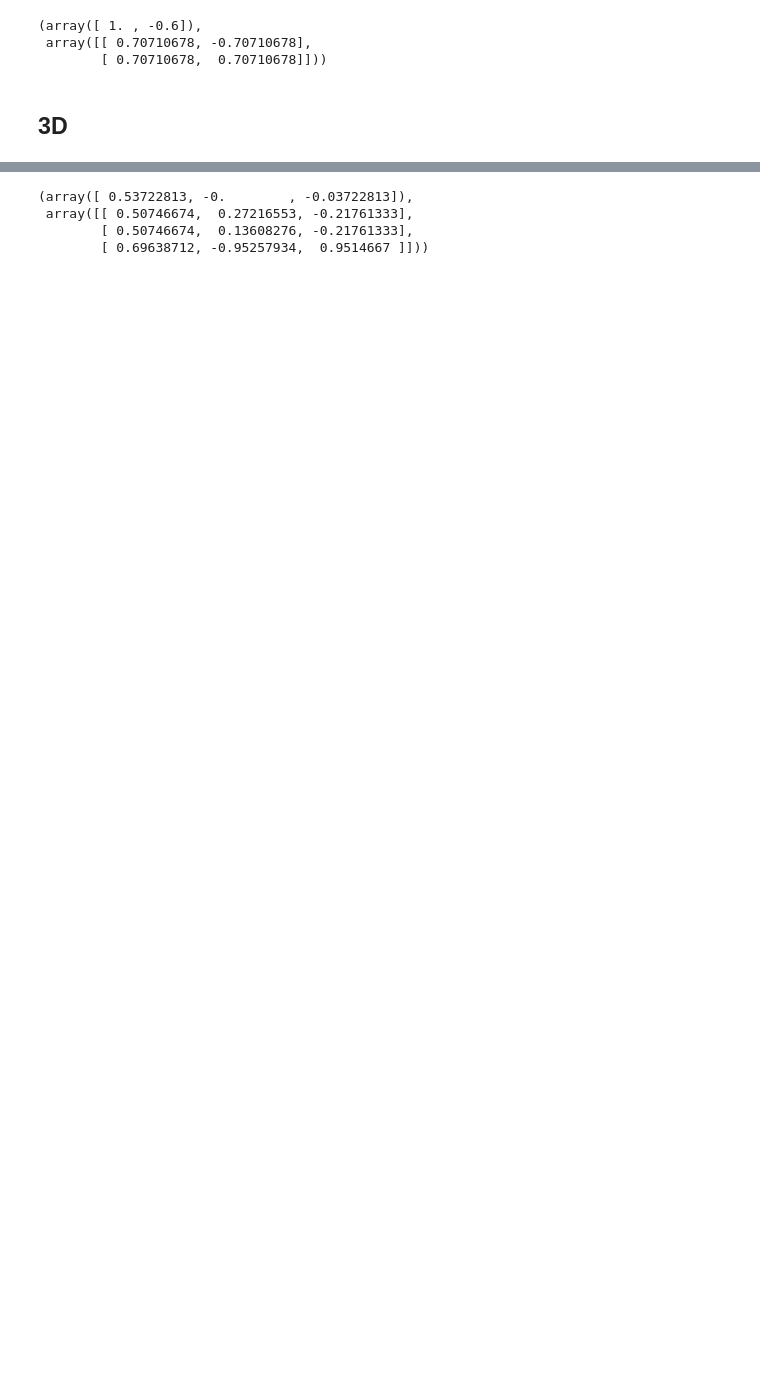
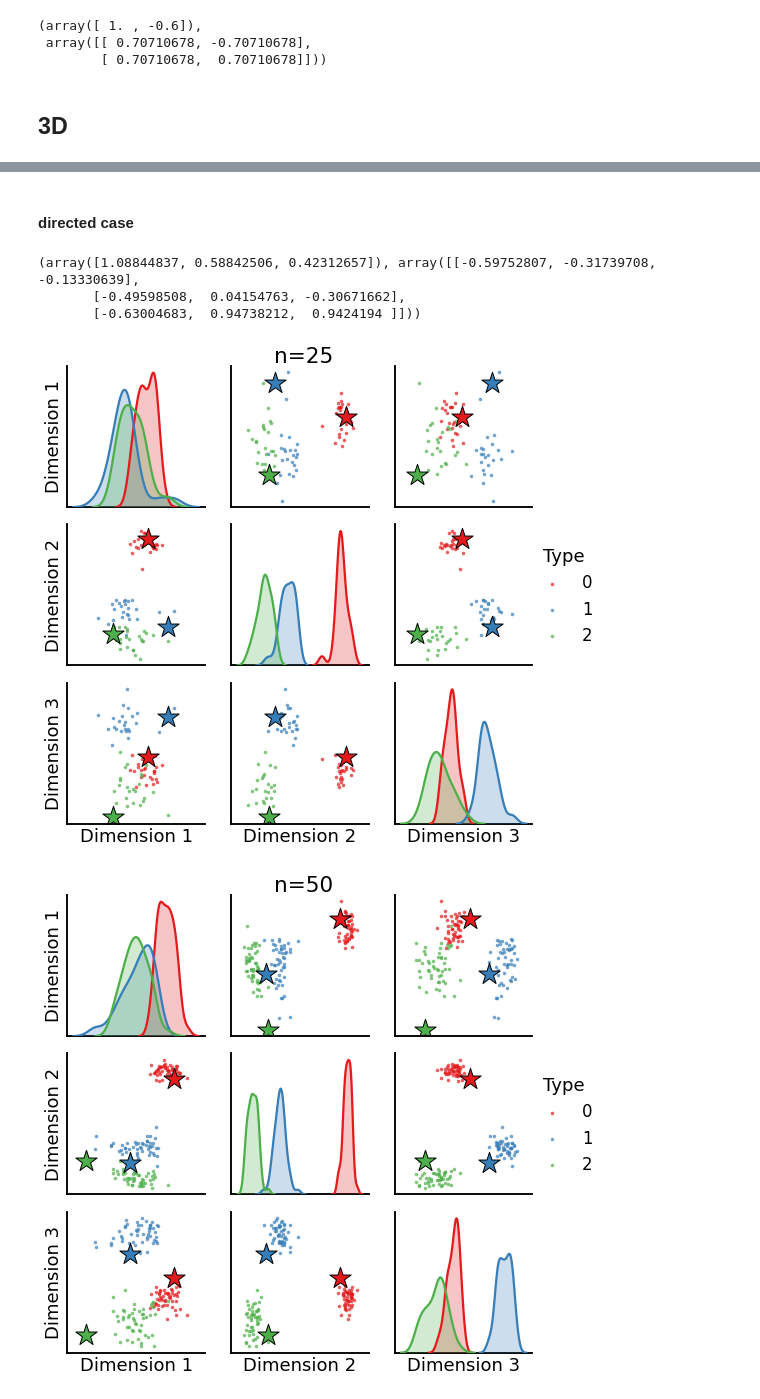
Before and after one commit to loftusa/graspy-personal, a Jupyter notebook: notebooks/new_latents.ipynb, the cells around one changed output, grey strips where cells are left out. Cells and saved outputs as stored; diff of their text form; code cells hidden in the pictures; blank space fills up the shorter version.

```diff
--- a/notebooks/new_latents.ipynb
+++ b/notebooks/new_latents.ipynb
@@ -171,8 +176,22 @@ left prediction:
-# %%
-# same reason?
-np.linalg.eig(P)
-# %% [output]
-(array([ 0.53722813, -0.        , -0.03722813]),
- array([[ 0.50746674,  0.27216553, -0.21761333],
-        [ 0.50746674,  0.13608276, -0.21761333],
-        [ 0.69638712, -0.95257934,  0.9514667 ]]))
+# %% [markdown]
+#### directed case
+# %%
+# P = np.array([[0.8, 0.3, 0.1],
+#               [0.3, 0.6, 0.1],
+#               [0.1, 0.1, 0.6]])
+
+P = np.array([[0.9, 0.1, 0.1],
+              [0.3, 0.6, 0.1],
+              [0.1, 0.5, 0.6]])
+
+
+for n in [25, 50, 100, 200]:
+    graph(P, directed=True, diag_aug=True, suppress_text=True, n=n, title=f"n={n}")
+
+print(np.linalg.eig(P))
+# %% [output]
+(array([1.08844837, 0.58842506, 0.42312657]), array([[-0.59752807, -0.31739708, -0.13330639],
+       [-0.49598508,  0.04154763, -0.30671662],
+       [-0.63004683,  0.94738212,  0.9424194 ]]))
+[figure, added]
+[figure, added]
```
Also changed, not shown: parts of 12 cells of this notebook.
